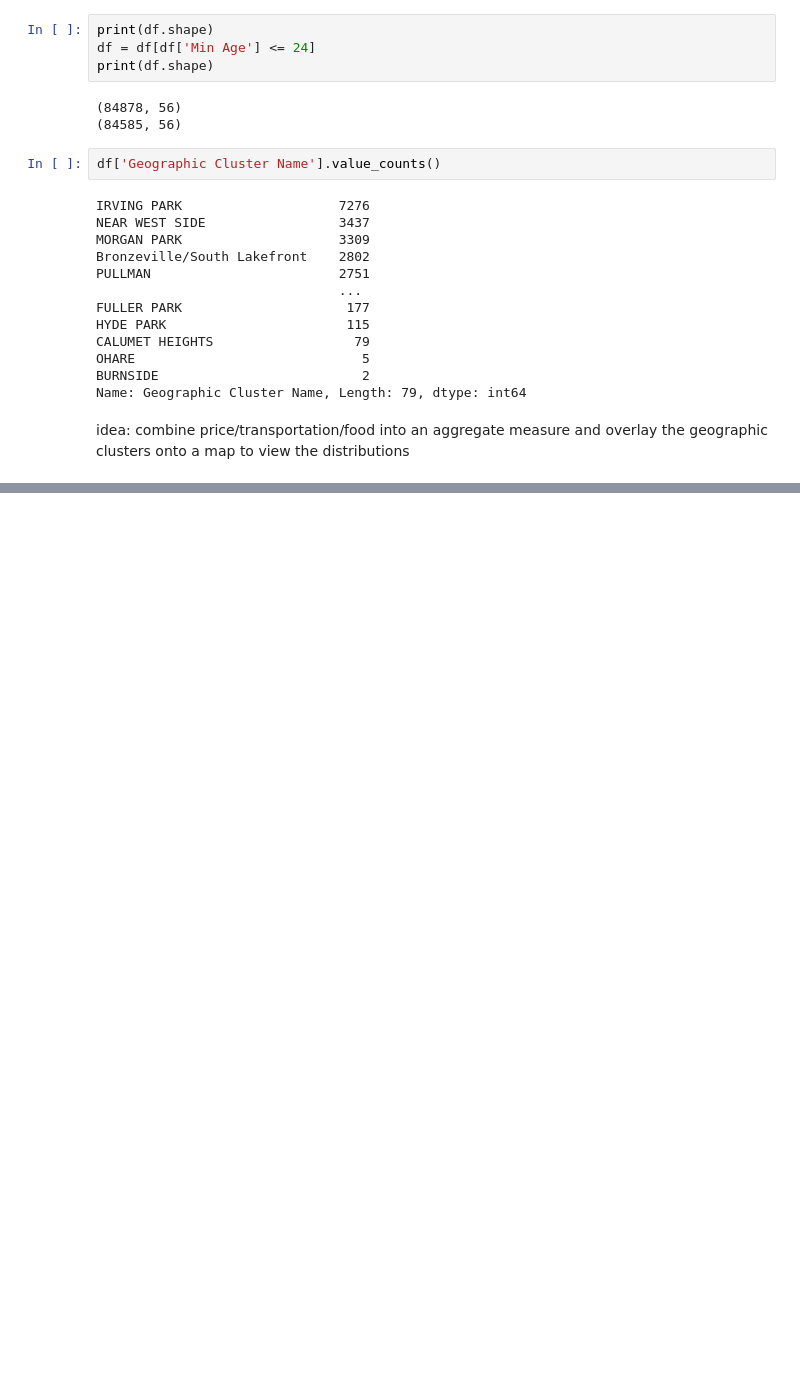
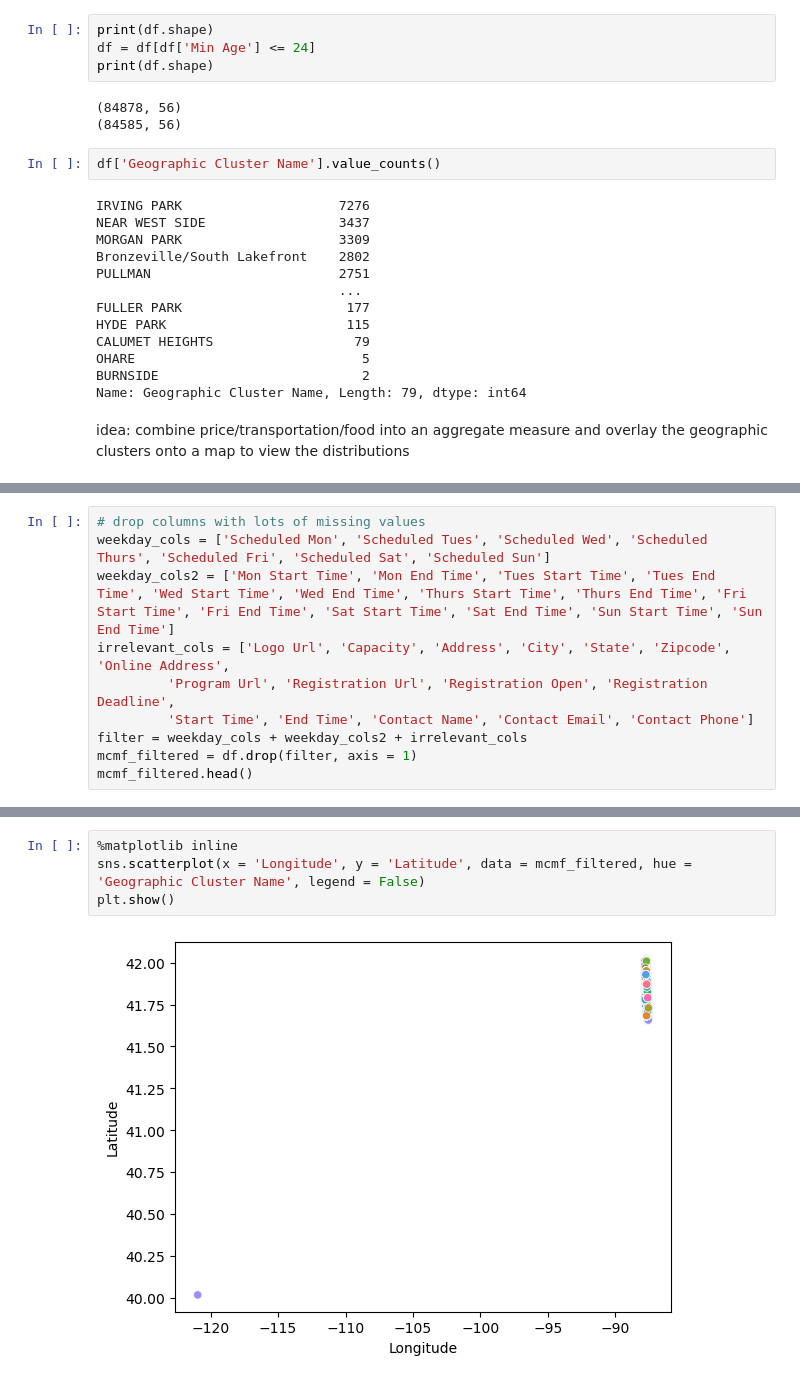
Before and after one commit to mholleranm/STAT390, a Jupyter notebook: albert-eda.ipynb, the cells around one changed output, grey strips where cells are left out. Saved outputs shown, nothing was run; the diff lists cells and outputs as text; blank space fills up the shorter version.

Commit message:
EDA - mapping, data cleaning

```diff
--- a/albert-eda.ipynb
+++ b/albert-eda.ipynb
@@ -45,0 +72,10 @@ idea: combine price/transportation/food into an aggregate measure and overlay th
+# %%
+# drop columns with lots of missing values
+weekday_cols = ['Scheduled Mon', 'Scheduled Tues', 'Scheduled Wed', 'Scheduled Thurs', 'Scheduled Fri', 'Scheduled Sat', 'Scheduled Sun']
+weekday_cols2 = ['Mon Start Time', 'Mon End Time', 'Tues Start Time', 'Tues End Time', 'Wed Start Time', 'Wed End Time', 'Thurs Start Time', 'Thurs End Time', 'Fri Start Time', 'Fri End Time', 'Sat Start Time', 'Sat End Time', 'Sun Start Time', 'Sun End Time']
+irrelevant_cols = ['Logo Url', 'Capacity', 'Address', 'City', 'State', 'Zipcode', 'Online Address',
+         'Program Url', 'Registration Url', 'Registration Open', 'Registration Deadline',
+         'Start Time', 'End Time', 'Contact Name', 'Contact Email', 'Contact Phone']
+filter = weekday_cols + weekday_cols2 + irrelevant_cols
+mcmf_filtered = df.drop(filter, axis = 1)
+mcmf_filtered.head()
@@ -45,0 +143,6 @@ idea: combine price/transportation/food into an aggregate measure and overlay th
+# %%
+%matplotlib inline
+sns.scatterplot(x = 'Longitude', y = 'Latitude', data = mcmf_filtered, hue = 'Geographic Cluster Name', legend = False)
+plt.show()
+# %% [output]
+[figure, added]
```
Also changed, not shown: parts of 18 cells of this notebook, 1 other file.
